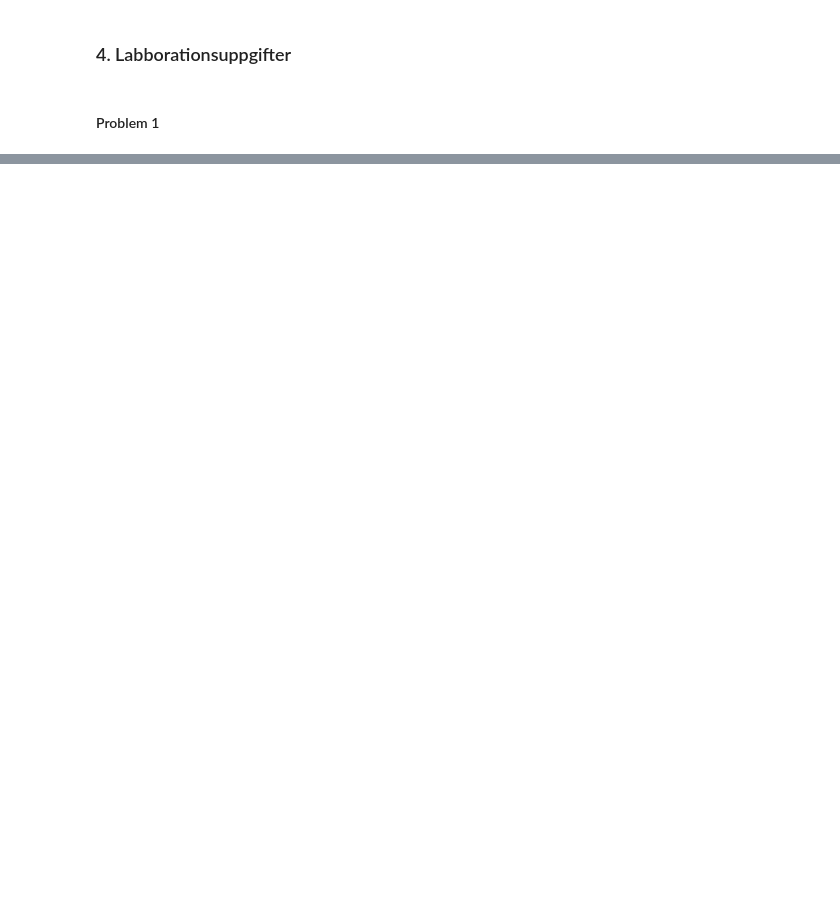
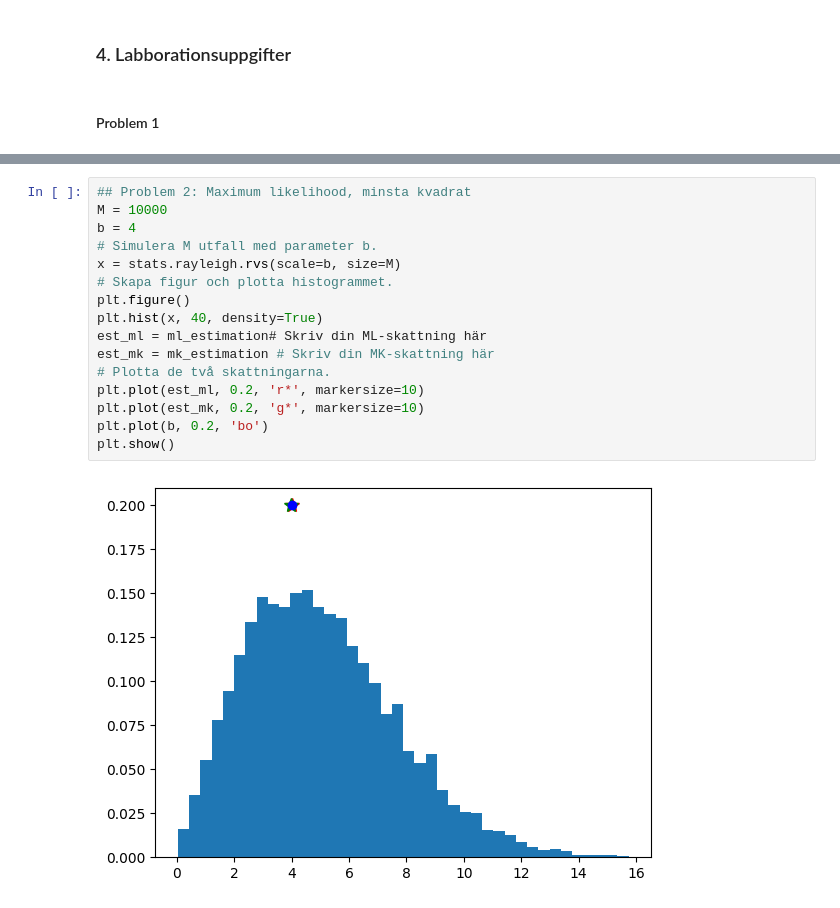
Before and after one commit to GGisMee/Sanstat-SF1918-laborationer, a Jupyter notebook: Labb2/l2.ipynb, the cells around one changed output, grey strips where cells are left out. Saved outputs shown, nothing was run; the diff lists cells and outputs as text; blank space fills up the shorter version.

```diff
--- a/Labb2/l2.ipynb
+++ b/Labb2/l2.ipynb
@@ -84,0 +138,18 @@ plt.show()
+# %%
+## Problem 2: Maximum likelihood, minsta kvadrat
+M = 10000
+b = 4
+# Simulera M utfall med parameter b.
+x = stats.rayleigh.rvs(scale=b, size=M)
+# Skapa figur och plotta histogrammet.
+plt.figure()
+plt.hist(x, 40, density=True)
+est_ml = ml_estimation# Skriv din ML-skattning här
+est_mk = mk_estimation # Skriv din MK-skattning här
+# Plotta de två skattningarna.
+plt.plot(est_ml, 0.2, 'r*', markersize=10)
+plt.plot(est_mk, 0.2, 'g*', markersize=10)
+plt.plot(b, 0.2, 'bo')
+plt.show()
+# %% [output]
+[figure, added]
```
Also changed, not shown: parts of 22 cells of this notebook, 2 other files.
